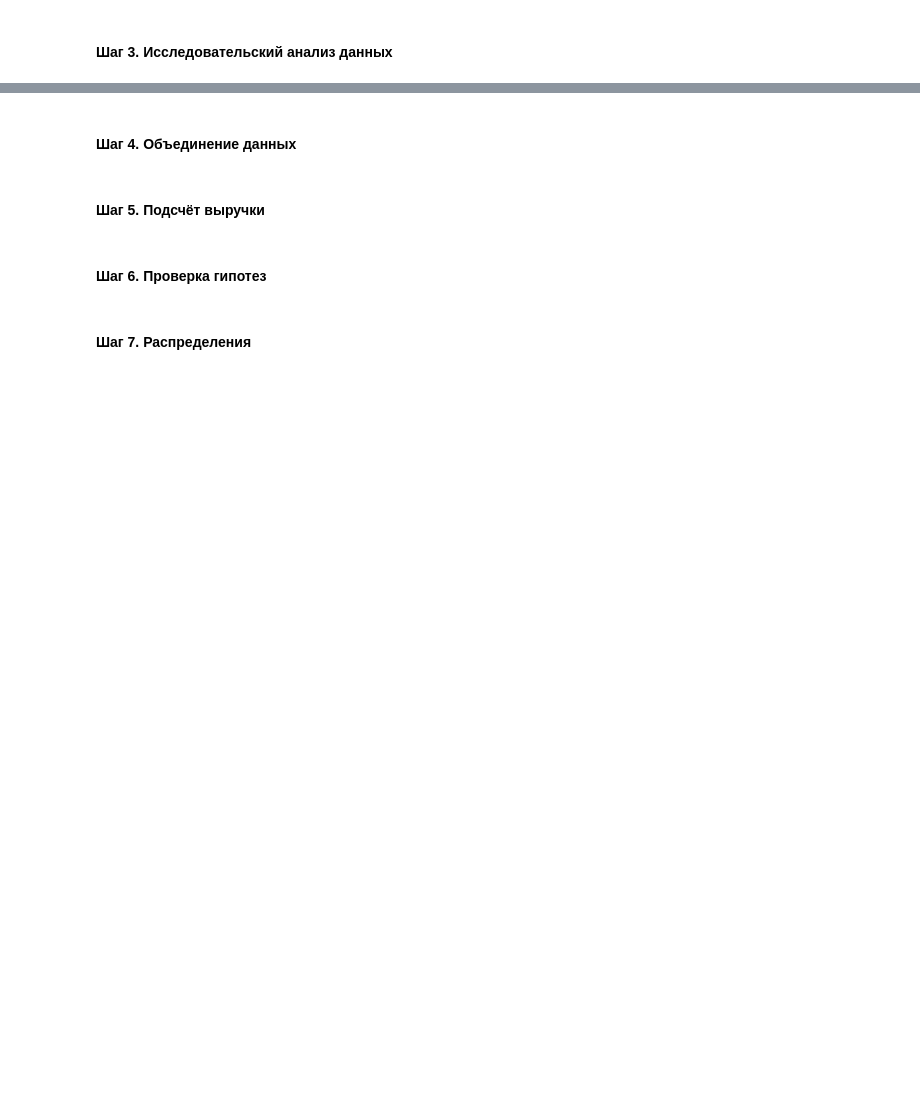
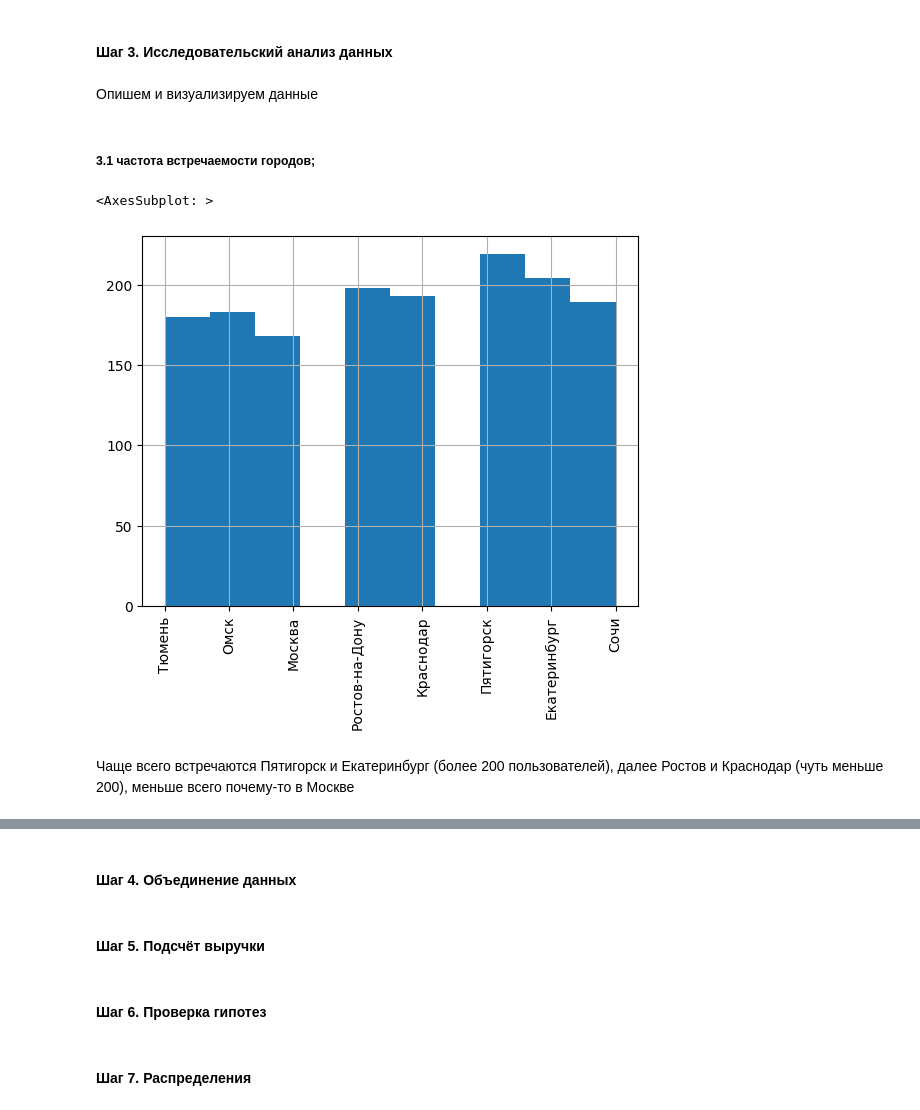
Before and after one commit to anthonypotekhin/studying, a Jupyter notebook: yandex_practicum/statistics_analysis_proj.ipynb, the cells around one changed output, grey strips where cells are left out. Drawn from its saved outputs; the diff is of its cells as text; code cells hidden in the pictures; blank space fills up the shorter version.

```diff
--- a/yandex_practicum/statistics_analysis_proj.ipynb
+++ b/yandex_practicum/statistics_analysis_proj.ipynb
@@ -31,0 +37,12 @@ import pandas as pd
+# %%
+# разкомментить строку для ревьюера - пути файла как в тренажере
+"""
+url_users = '/datasets/users_go.csv'
+url_rides = '/datasets/rides_go.csv'
+url_sub = '/datasets/subscriptions_go.csv'
+
+"""
+# %%
+users_df = pd.read_csv(url_users)
+rides_df = pd.read_csv(url_rides)
+subscriptions_df = pd.read_csv(url_sub)
@@ -33,0 +187,2 @@ import pandas as pd
+# %%
+users_df.drop_duplicates(inplace=True)
@@ -34,2 +213,6 @@ import pandas as pd
 # %% [markdown]
 #### Шаг 3. Исследовательский анализ данных
+# %% [markdown]
+Опишем и визуализируем данные
+# %% [markdown]
+##### 3.1 частота встречаемости городов;
@@ -35,0 +222,7 @@ import pandas as pd
+# %%
+users_df.city.hist(xrot=90)
+# %% [output]
+<AxesSubplot: >
+[figure, added]
+# %% [markdown]
+Чаще всего встречаются Пятигорск и Екатеринбург (более 200 пользователей), далее Ростов и Краснодар (чуть меньше 200), меньше всего почему-то в Москве
```
Also changed, not shown: parts of 39 cells of this notebook.
